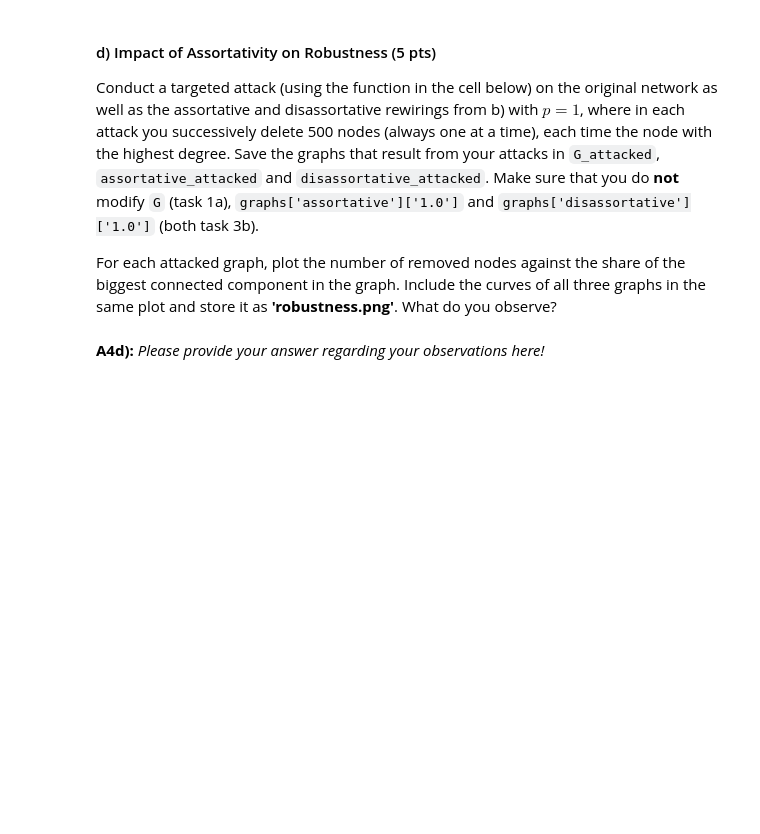
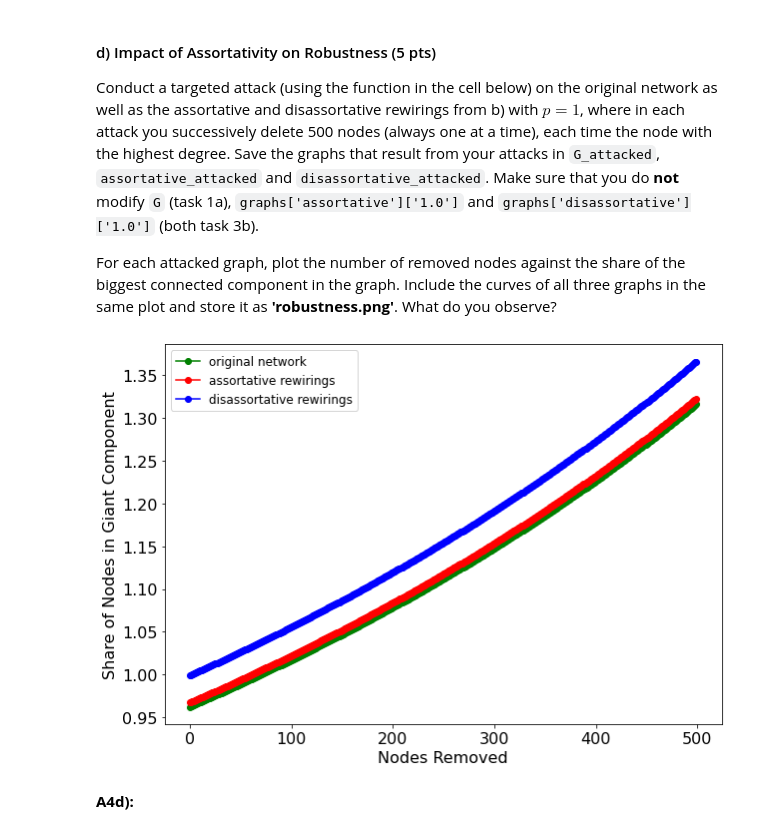
Before and after one commit to sunwen0120/social_network, a Jupyter notebook: homework_3/Wen_Sun_home_assignment_3.ipynb, the cells around one changed output. Drawn from its saved outputs; the diff is of its cells as text; code cells hidden in the pictures; blank space fills up the shorter version.

Commit message:
finish task 4

```diff
--- a/homework_3/Wen_Sun_home_assignment_3.ipynb
+++ b/homework_3/Wen_Sun_home_assignment_3.ipynb
@@ -425,18 +415,0 @@ def check_existing_edges(redges, n_tries, G):
-# %%
-import random
-
-def xbs(G: nx.Graph, p: float, assortative: bool=True, n_steps: int=100, n_tries: int=100) -> nx.Graph:
-    """
-    :param G: input graph to rewire
-    :param p: probability of rewiring for (dis)assortativity
-    :param assortative: bool indicating whether we want to rewire for an assortative or disassortative network.
-    :                   If True, rewire for an assortative network. (default is True)
-    :param n_steps: number of rewiring steps (default is 100)
-    :param n_tries: number of times we resample an edge pair if a sampled pair shares a node or its rewiring yields an
-    :               existing edge -> if we exceed this number at some point, we finish the rewiring early and raise a warning
-    :               (default is 100 which you may use throughout this whole task)
-    :
-    :return: resulting networkx graph
-    """
-    # your code here
-    raise NotImplementedError
@@ -1125,7 +807,7 @@ def degree_attack(G: nx.Graph, n: int) -> nx.Graph:
 rep = 500 #num of iterations
 share_original = []
 # G_attacked = G.copy()
-N_ori = G_attacked.number_of_nodes()
+N_ori =  G.copy().number_of_nodes()
 for i in range(rep):
     gc = max(len(c) for c in nx.connected_components( G.copy()))
     share_original.append(gc/N_ori)
@@ -1136,39 +818,41 @@ for i in range(rep):
 rep = 500 #num of iterations
 share_assor = []
 # assortative_attacked = asso_0
-N_ass = assortative_attacked.number_of_nodes()
+N_ass = asso_0.number_of_nodes()
 for i in range(rep):
     gc = max(len(c) for c in nx.connected_components(asso_0))
     share_assor.append(gc/N_ass)
     assortative_attacked = degree_attack(asso_0,1)
     N_ass -= 1
 
 
 rep = 500 #num of iterations
 share_disassor = []
 # disassortative_attacked = disasso_0
-N_dis = disassortative_attacked.number_of_nodes()
+N_dis = disasso_0.number_of_nodes()
 for i in range(rep):
     gc = max(len(c) for c in nx.connected_components(disasso_0))
     share_disassor.append(gc/N_dis)
     disassortative_attacked = degree_attack(disasso_0,1)
     N_dis -= 1
 
 
 plt.figure(figsize=(10,7))
 plt.plot([x for x in share_original],'-o',label='original network',color='green')
 plt.plot([x for x in share_assor],'-o',label='assortative rewirings',color='red')
 plt.plot([x for x in share_disassor],'-o',label='disassortative rewirings',color='blue')
 plt.xscale('linear')
 plt.ylabel('Share of Nodes in Giant Component',size=16)
 plt.xlabel('Nodes Removed',size=16)
 plt.legend(prop={'size': 16})
 plt.xticks(size=16)
 plt.yticks(size=16)
 
 plt.legend(fontsize=12)
 fig = plt.gcf()
 plt.show()
 fig.savefig("robustness.png")
+# %% [output]
+[figure, added]
-# %% [markdown]
-**A4d):** _Please provide your answer regarding your observations here!_
+# %% [markdown]
+**A4d):**
```
Also changed, not shown: parts of 31 cells of this notebook, 4 other files.
